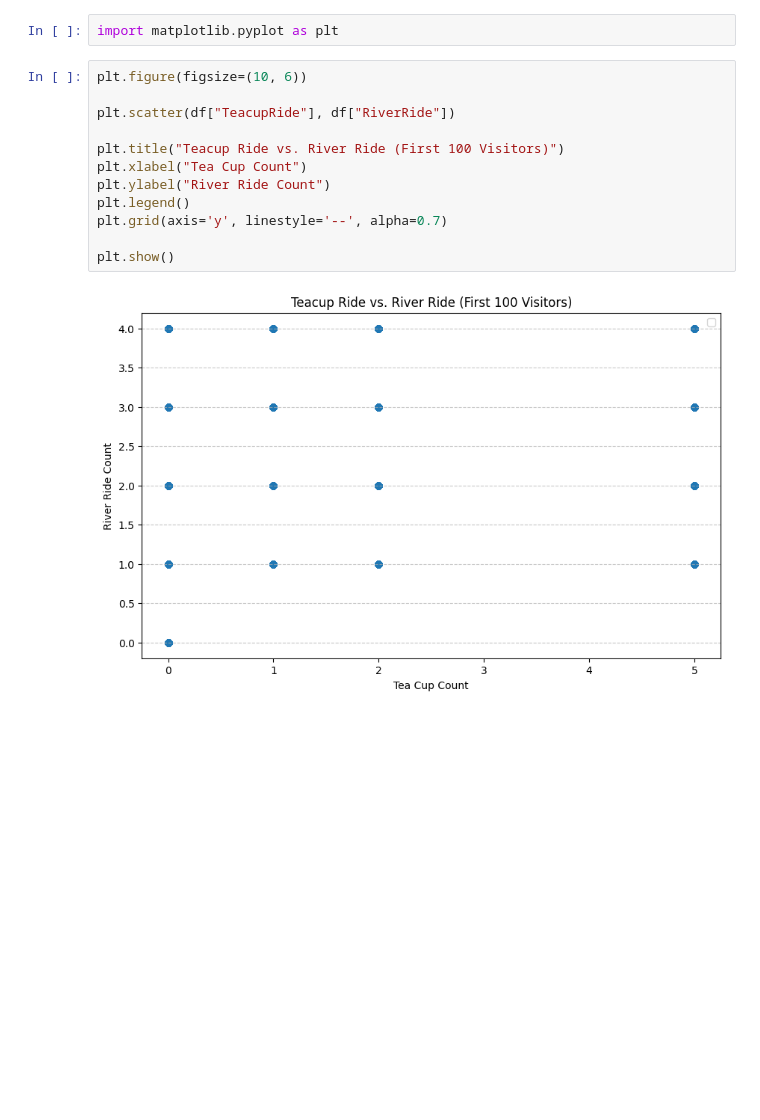
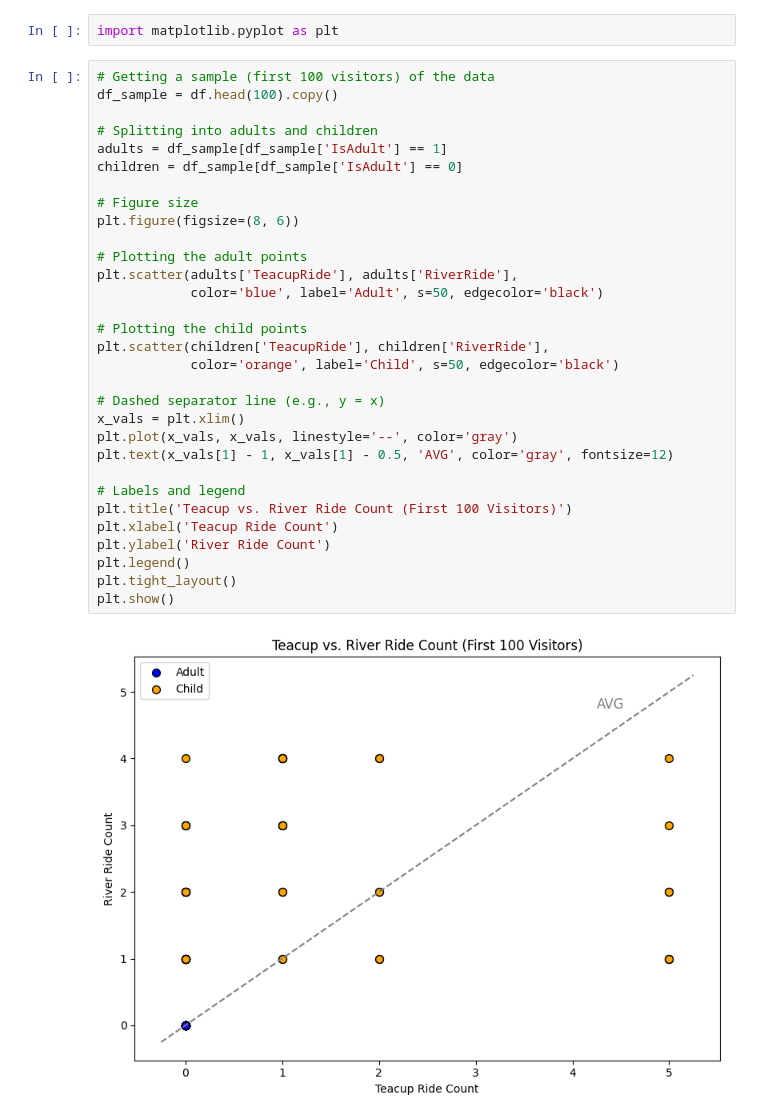
Before and after one commit to makenna-e/bu-cds-dx699s-summer-2025-assignments, a Jupyter notebook: OMDS-ModB2-Week3-Ehrlich-Makenna.ipynb, the cells around one changed output. Cells and saved outputs as stored; diff of their text form; blank space fills up the shorter version.

```diff
--- a/OMDS-ModB2-Week3-Ehrlich-Makenna.ipynb
+++ b/OMDS-ModB2-Week3-Ehrlich-Makenna.ipynb
@@ -391,16 +471,35 @@ If there are any other graphs in the Storytelling With Data chapter that look in
 # %%
 import matplotlib.pyplot as plt
 # %%
-plt.figure(figsize=(10, 6))
+# Getting a sample (first 100 visitors) of the data
+df_sample = df.head(100).copy()
 
-plt.scatter(df["TeacupRide"], df["RiverRide"])
+# Splitting into adults and children
+adults = df_sample[df_sample['IsAdult'] == 1]
+children = df_sample[df_sample['IsAdult'] == 0]
 
-plt.title("Teacup Ride vs. River Ride (First 100 Visitors)")
-plt.xlabel("Tea Cup Count")
-plt.ylabel("River Ride Count")
+# Figure size
+plt.figure(figsize=(8, 6))
+
+# Plotting the adult points
+plt.scatter(adults['TeacupRide'], adults['RiverRide'],
+            color='blue', label='Adult', s=50, edgecolor='black')
+
+# Plotting the child points
+plt.scatter(children['TeacupRide'], children['RiverRide'],
+            color='orange', label='Child', s=50, edgecolor='black')
+
+# Dashed separator line (e.g., y = x)
+x_vals = plt.xlim()
+plt.plot(x_vals, x_vals, linestyle='--', color='gray')
+plt.text(x_vals[1] - 1, x_vals[1] - 0.5, 'AVG', color='gray', fontsize=12)
+
+# Labels and legend
+plt.title('Teacup vs. River Ride Count (First 100 Visitors)')
+plt.xlabel('Teacup Ride Count')
+plt.ylabel('River Ride Count')
 plt.legend()
-plt.grid(axis='y', linestyle='--', alpha=0.7)
-
+plt.tight_layout()
 plt.show()
 # %% [output]
-[figure, old version]
+[figure, new version]
```
Also changed, not shown: parts of 8 cells of this notebook.
